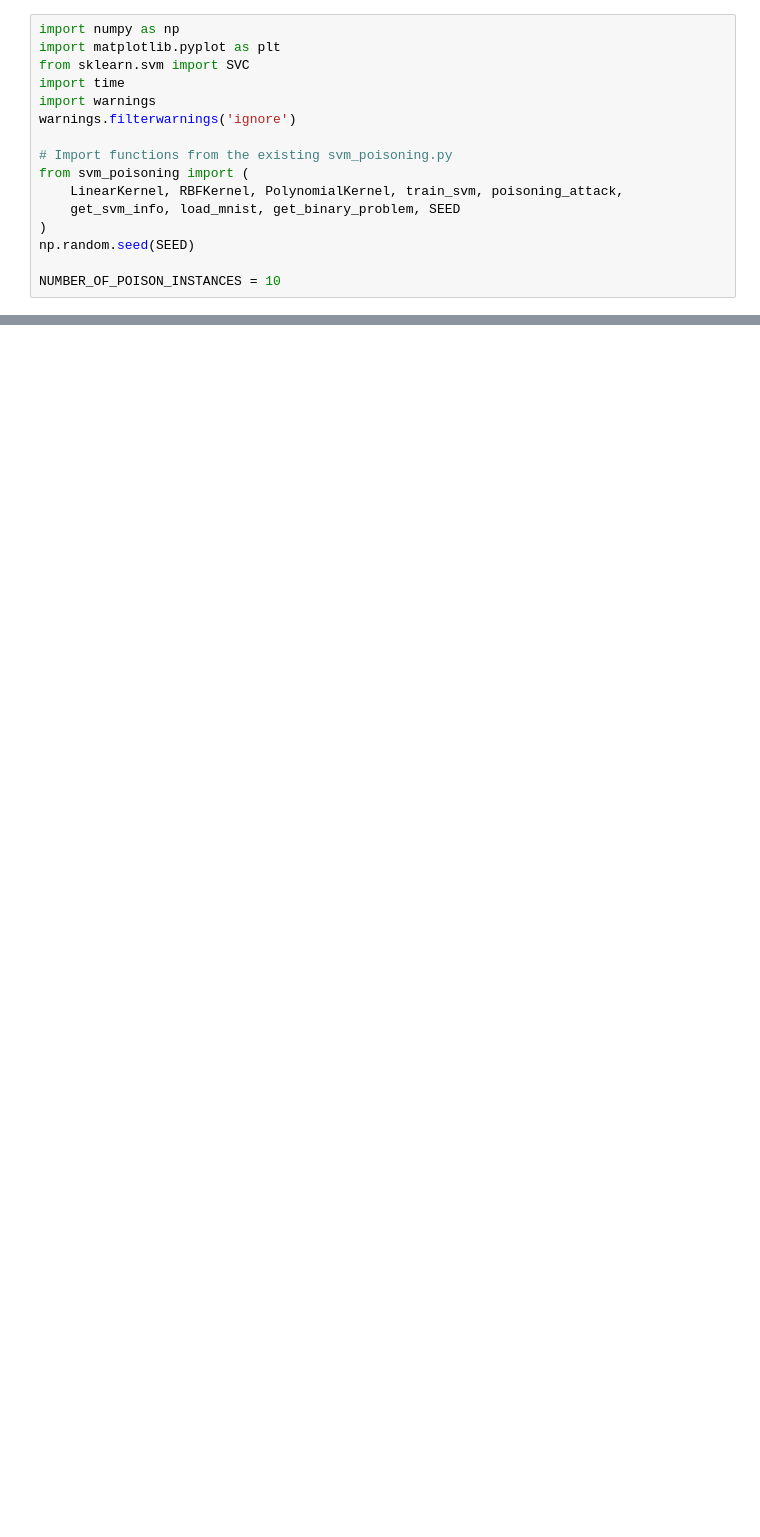
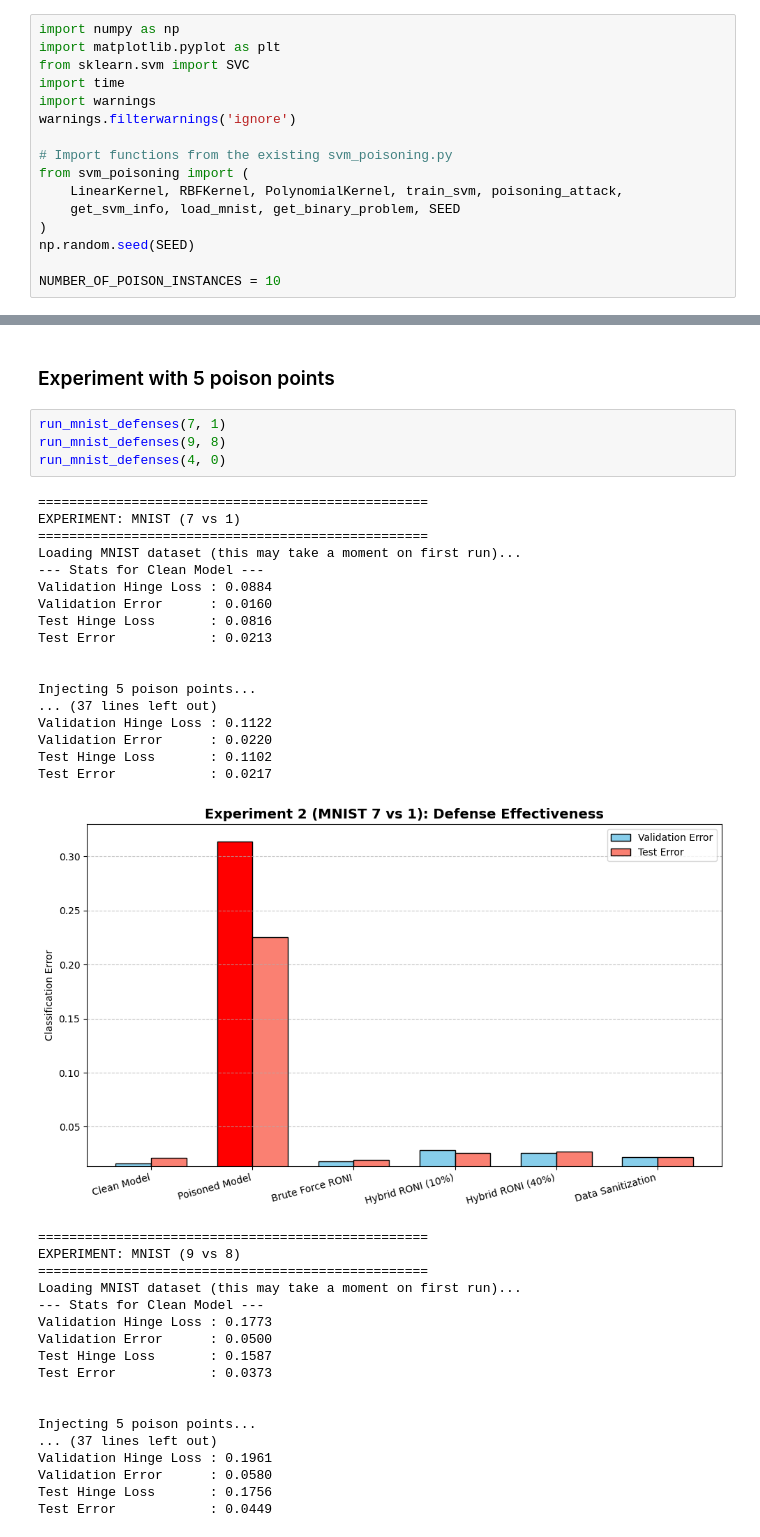
Before and after one commit to Mahi2105013/Data-Poisoning, a Jupyter notebook: svm_defense.ipynb, the cells around one changed output, grey strips where cells are left out. Saved outputs shown, nothing was run; the diff lists cells and outputs as text; blank space fills up the shorter version.

```diff
--- a/svm_defense.ipynb
+++ b/svm_defense.ipynb
@@ -329,0 +357,42 @@ Test Error            : 0.2113
+# %% [markdown]
+### Experiment with 5 poison points
+# %%
+run_mnist_defenses(7, 1)
+run_mnist_defenses(9, 8)
+run_mnist_defenses(4, 0)
+# %% [output]
+==================================================
+EXPERIMENT: MNIST (7 vs 1)
+==================================================
+Loading MNIST dataset (this may take a moment on first run)...
+--- Stats for Clean Model ---
+Validation Hinge Loss : 0.0884
+Validation Error      : 0.0160
+Test Hinge Loss       : 0.0816
+Test Error            : 0.0213
+
+
+Injecting 5 poison points...
+... (37 lines left out)
+Validation Hinge Loss : 0.1122
+Validation Error      : 0.0220
+Test Hinge Loss       : 0.1102
+Test Error            : 0.0217
+[figure, added]
+==================================================
+EXPERIMENT: MNIST (9 vs 8)
+==================================================
+Loading MNIST dataset (this may take a moment on first run)...
+--- Stats for Clean Model ---
+Validation Hinge Loss : 0.1773
+Validation Error      : 0.0500
+Test Hinge Loss       : 0.1587
+Test Error            : 0.0373
+
+
+Injecting 5 poison points...
+... (37 lines left out)
+Validation Hinge Loss : 0.1961
+Validation Error      : 0.0580
+Test Hinge Loss       : 0.1756
+Test Error            : 0.0449
```
Also changed, not shown: parts of 9 cells of this notebook, 7 other files.
